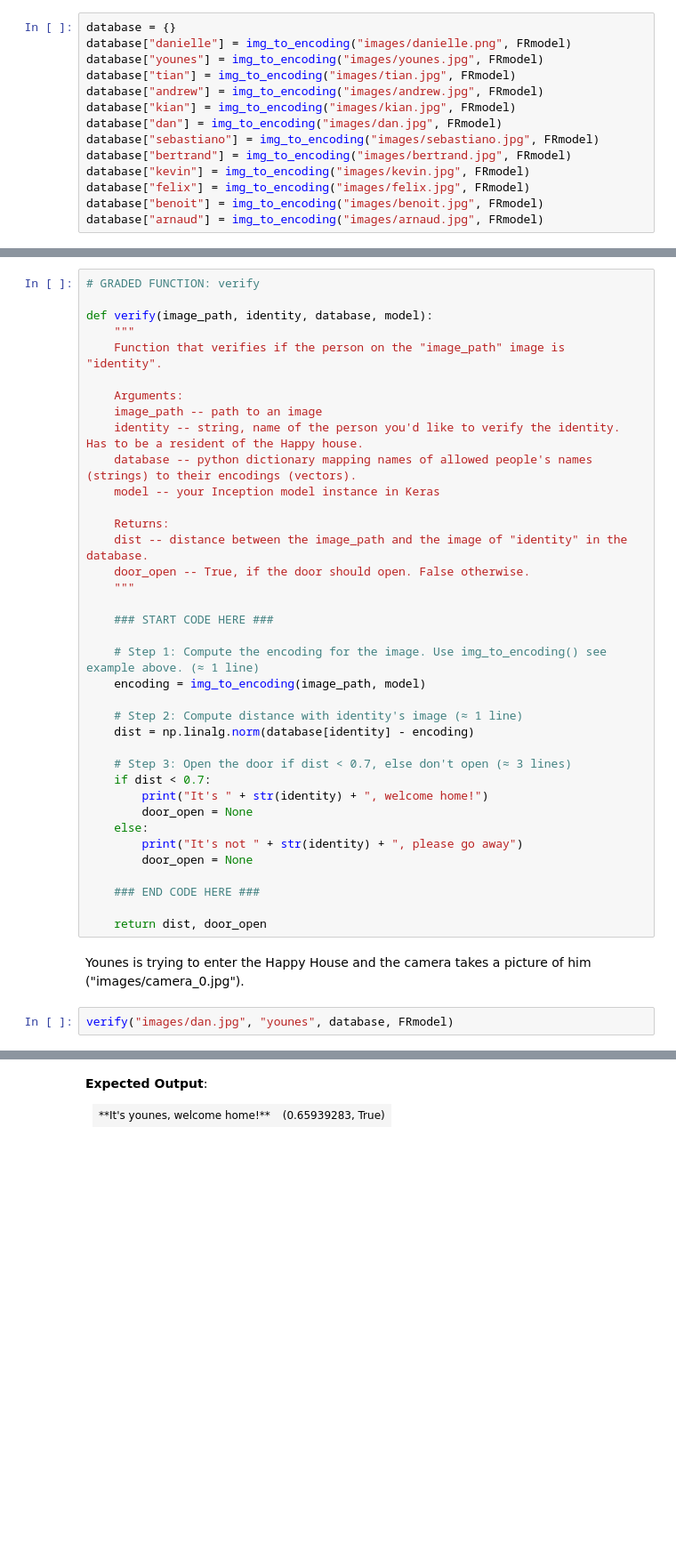
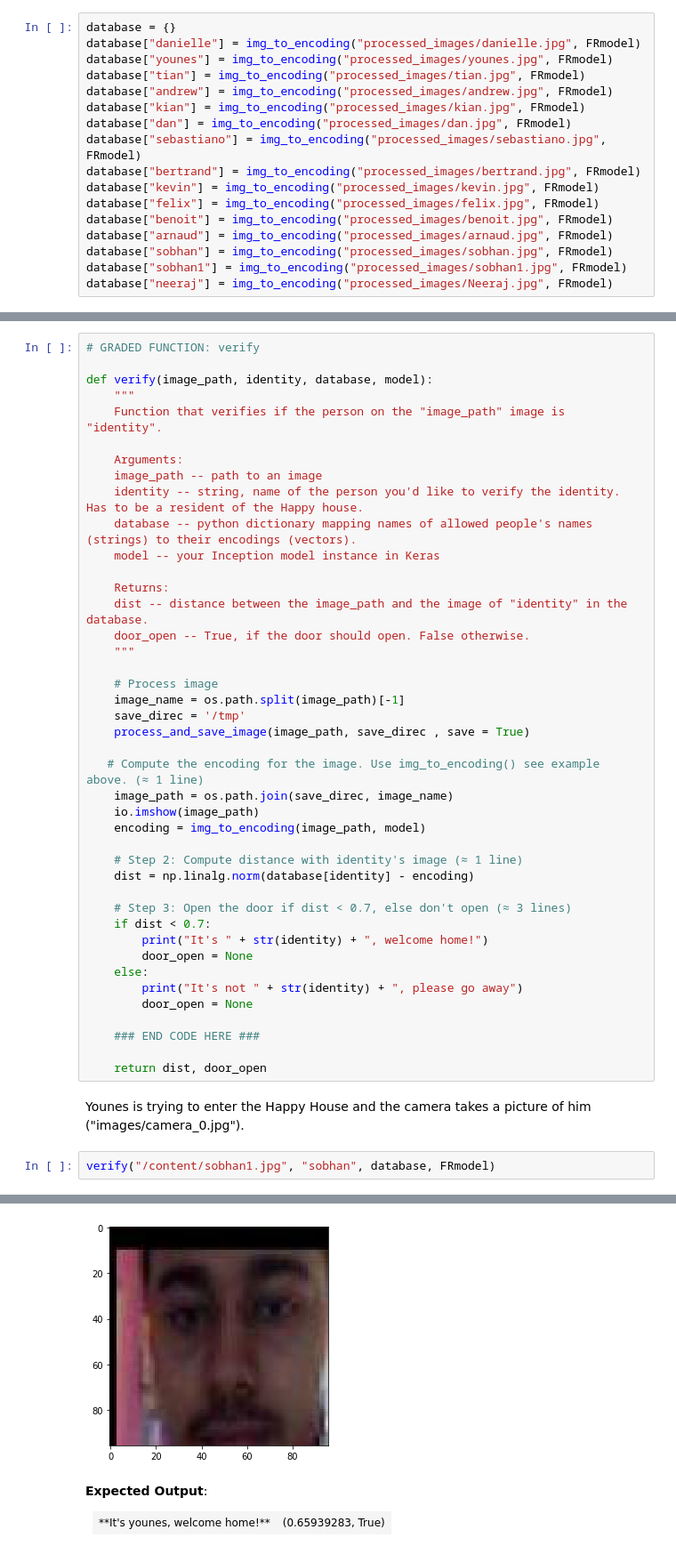
Before and after one commit to SindhuSobhan/DeepLearn, a Jupyter notebook: CNN/Face Recognition/Face+Recognition+for+the+Happy+House+-+v3.ipynb, the cells around one changed output, grey strips where cells are left out. Shown: that part at 89% size. Drawn from its saved outputs; the diff is of its cells as text; blank space fills up the shorter version.

Commit message:
Crop images before encoding Save cropped images in separate folder Change verify and who_is_it functions

```diff
--- a/CNN/Face Recognition/Face+Recognition+for+the+Happy+House+-+v3.ipynb
+++ b/CNN/Face Recognition/Face+Recognition+for+the+Happy+House+-+v3.ipynb
@@ -273,17 +343,20 @@ Run the following code to build the database (represented as a python dictionary
 # %%
 database = {}
-database["danielle"] = img_to_encoding("images/danielle.png", FRmodel)
-database["younes"] = img_to_encoding("images/younes.jpg", FRmodel)
-database["tian"] = img_to_encoding("images/tian.jpg", FRmodel)
-database["andrew"] = img_to_encoding("images/andrew.jpg", FRmodel)
-database["kian"] = img_to_encoding("images/kian.jpg", FRmodel)
-database["dan"] = img_to_encoding("images/dan.jpg", FRmodel)
-database["sebastiano"] = img_to_encoding("images/sebastiano.jpg", FRmodel)
-database["bertrand"] = img_to_encoding("images/bertrand.jpg", FRmodel)
-database["kevin"] = img_to_encoding("images/kevin.jpg", FRmodel)
-database["felix"] = img_to_encoding("images/felix.jpg", FRmodel)
-database["benoit"] = img_to_encoding("images/benoit.jpg", FRmodel)
-database["arnaud"] = img_to_encoding("images/arnaud.jpg", FRmodel)
+database["danielle"] = img_to_encoding("processed_images/danielle.jpg", FRmodel)
+database["younes"] = img_to_encoding("processed_images/younes.jpg", FRmodel)
+database["tian"] = img_to_encoding("processed_images/tian.jpg", FRmodel)
+database["andrew"] = img_to_encoding("processed_images/andrew.jpg", FRmodel)
+database["kian"] = img_to_encoding("processed_images/kian.jpg", FRmodel)
+database["dan"] = img_to_encoding("processed_images/dan.jpg", FRmodel)
+database["sebastiano"] = img_to_encoding("processed_images/sebastiano.jpg", FRmodel)
+database["bertrand"] = img_to_encoding("processed_images/bertrand.jpg", FRmodel)
+database["kevin"] = img_to_encoding("processed_images/kevin.jpg", FRmodel)
+database["felix"] = img_to_encoding("processed_images/felix.jpg", FRmodel)
+database["benoit"] = img_to_encoding("processed_images/benoit.jpg", FRmodel)
+database["arnaud"] = img_to_encoding("processed_images/arnaud.jpg", FRmodel)
+database["sobhan"] = img_to_encoding("processed_images/sobhan.jpg", FRmodel)
+database["sobhan1"] = img_to_encoding("processed_images/sobhan1.jpg", FRmodel)
+database["neeraj"] = img_to_encoding("processed_images/Neeraj.jpg", FRmodel)
 # %% [markdown]
 Now, when someone shows up at your front door and swipes their ID card (thus giving you their name), you can look up their encoding in the database, and use it to check if the person standing at the front door matches the name on the ID.
 
@@ -311,9 +384,14 @@ def verify(image_path, identity, database, model):
     door_open -- True, if the door should open. False otherwise.
     """
 
-    ### START CODE HERE ###
+    # Process image
+    image_name = os.path.split(image_path)[-1]
+    save_direc = '/tmp'
+    process_and_save_image(image_path, save_direc , save = True)
 
-    # Step 1: Compute the encoding for the image. Use img_to_encoding() see example above. (≈ 1 line)
+   # Compute the encoding for the image. Use img_to_encoding() see example above. (≈ 1 line)
+    image_path = os.path.join(save_direc, image_name)
+    io.imshow(image_path)
     encoding = img_to_encoding(image_path, model)
 
     # Step 2: Compute distance with identity's image (≈ 1 line)
@@ -333,5 +411,5 @@ def verify(image_path, identity, database, model):
 # %% [markdown]
 Younes is trying to enter the Happy House and the camera takes a picture of him ("images/camera_0.jpg").
 # %%
-verify("images/dan.jpg", "younes", database, FRmodel)
+verify("/content/sobhan1.jpg", "sobhan", database, FRmodel)
 # %% [output]
@@ -340,3 +418,4 @@ It's not younes, please go away
+[figure, added]
 # %% [markdown]
 **Expected Output**:
 
```
Also changed, not shown: parts of 8 cells of this notebook.
